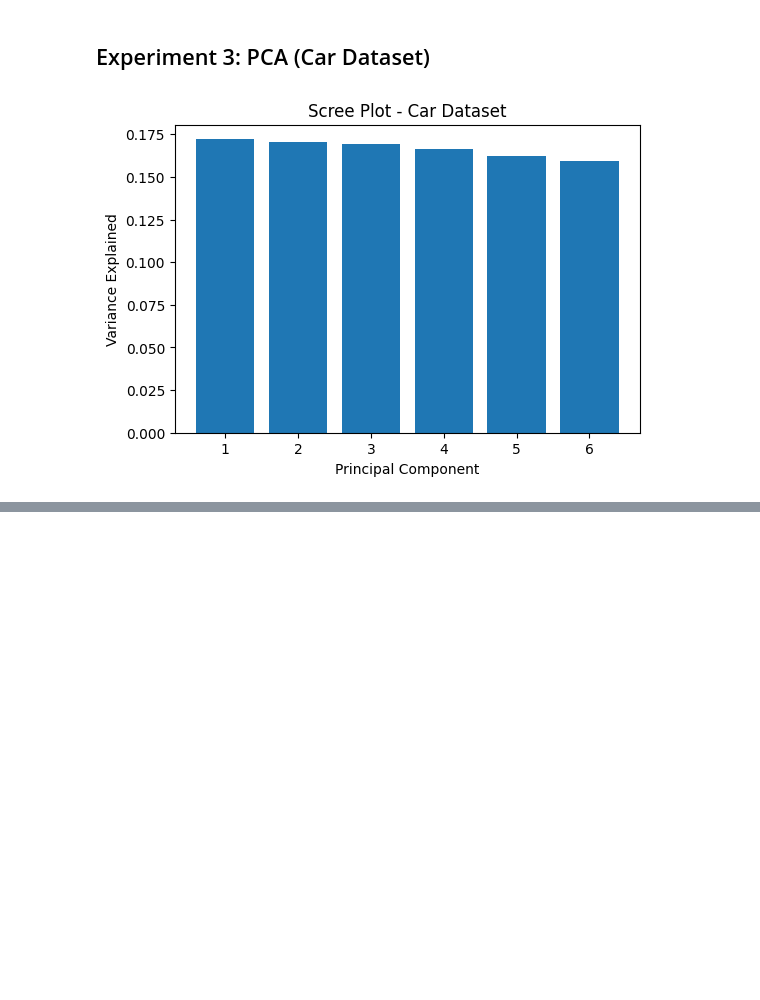
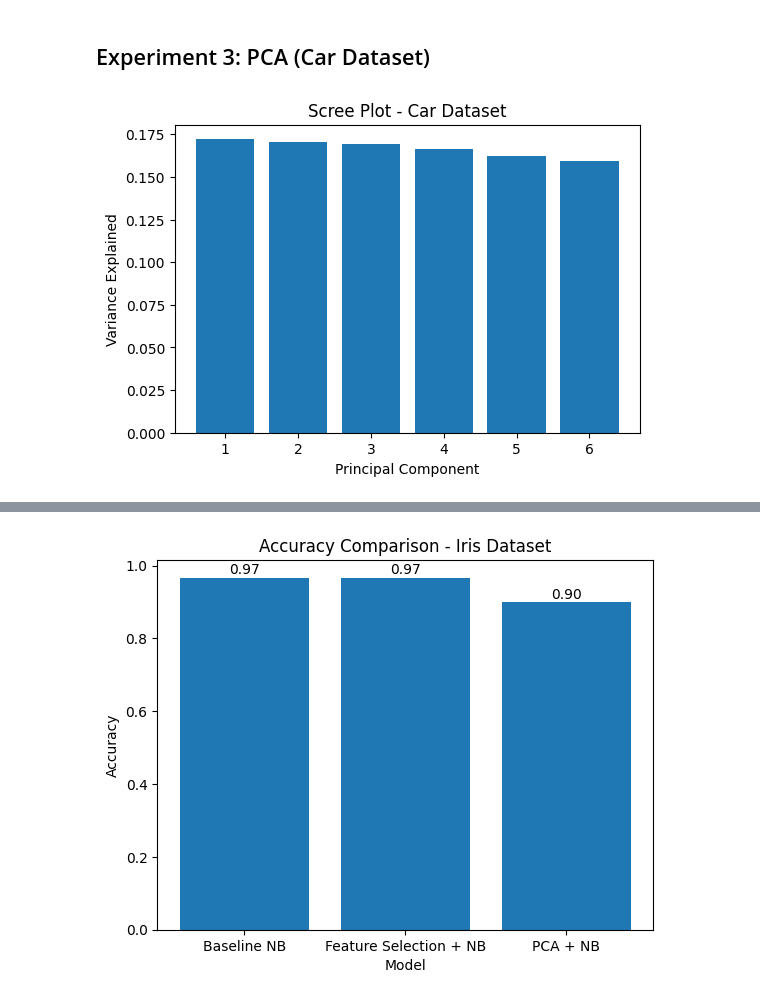
Before and after one commit to Shahd132/Naive-Bayes-and-PCA-, a Jupyter notebook: Experiments.ipynb, the cells around one changed output, grey strips where cells are left out. Saved outputs shown, nothing was run; the diff lists cells and outputs as text; code cells hidden in the pictures; blank space fills up the shorter version.

```diff
--- a/Experiments.ipynb
+++ b/Experiments.ipynb
@@ -88,7 +88,8 @@ model = GaussianNB_FromScratch()
 model.fit(X_train, y_train)
 y_pred = model.predict(X_test)
 # %%
-print("Accuracy:", accuracy_score(y_test, y_pred))
+baseline_acc_iris = accuracy_score(y_test, y_pred)
+print("Accuracy:", baseline_acc_iris)
 print(classification_report(y_test, y_pred))
 
 cm = confusion_matrix(y_test, y_pred)
@@ -143,8 +144,9 @@ model_fs.fit(X_train_fs, y_train)
 pred_fs = model_fs.predict(X_test_fs)
 # %%
 print("\n========== Feature Selection Results ==========")
+fs_acc_iris = accuracy_score(y_test, pred_fs)
 print(f"Selected top {k} features")
-print("Accuracy:", accuracy_score(y_test, pred_fs))
+print("Accuracy:", fs_acc_iris)
 print(classification_report(y_test, pred_fs))
 
 cm = confusion_matrix(y_test, pred_fs)
@@ -202,7 +204,8 @@ for k in components_list:
 
     # Evaluate
     print(f"\n--- PCA with {k} components ---")
-    print("Accuracy:", accuracy_score(y_test, pred_pca))
+    pca_acc_iris = accuracy_score(y_test, pred_pca)
+    print("Accuracy:", pca_acc_iris)
     print(classification_report(y_test, pred_pca))
 
     cm = confusion_matrix(y_test, pred_pca)
@@ -509,0 +513,17 @@ weighted avg       0.64      0.71      0.64       346
+# %%
+models = ["Baseline NB", "Feature Selection + NB", "PCA + NB"]
+accuracies = [baseline_acc_iris, fs_acc_iris, pca_acc_iris]
+
+plt.figure()
+plt.bar(models, accuracies)
+
+plt.title("Accuracy Comparison - Iris Dataset")
+plt.xlabel("Model")
+plt.ylabel("Accuracy")
+
+for i, v in enumerate(accuracies):
+    plt.text(i, v + 0.01, f"{v:.2f}", ha='center')
+
+plt.show()
+# %% [output]
+[figure, added]
```
Also changed, not shown: parts of 4 cells of this notebook.
